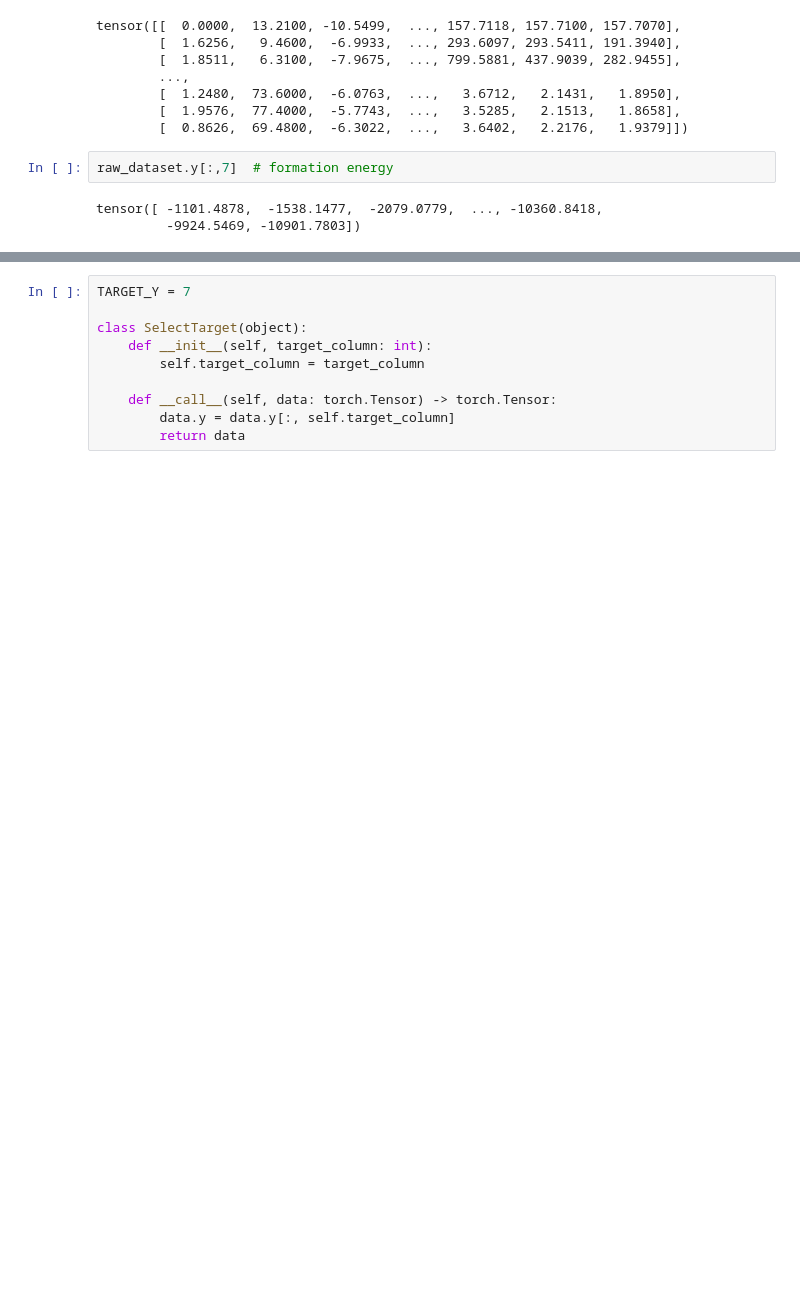
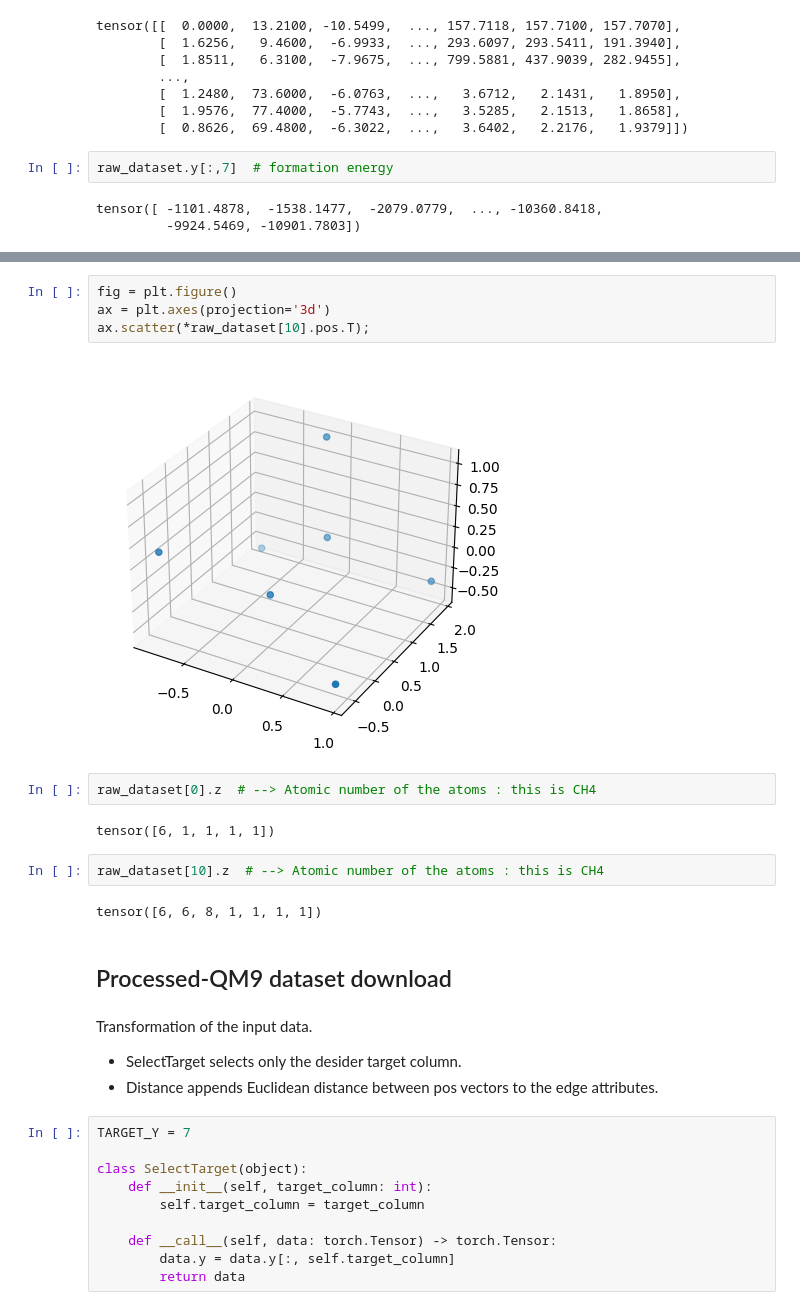
Before and after one commit to cerasole/ml4hep, a Jupyter notebook: GNNs/torch_OrganicMoleculesFormationEnergy_QM9dataset.ipynb, the cells around one changed output, grey strips where cells are left out. Saved outputs shown, nothing was run; the diff lists cells and outputs as text; blank space fills up the shorter version.

```diff
--- a/GNNs/torch_OrganicMoleculesFormationEnergy_QM9dataset.ipynb
+++ b/GNNs/torch_OrganicMoleculesFormationEnergy_QM9dataset.ipynb
@@ -117,3 +210,23 @@ tensor([ -1101.4878,  -1538.1477,  -2079.0779,  ..., -10360.8418,
+# %%
+fig = plt.figure()
+ax = plt.axes(projection='3d')
+ax.scatter(*raw_dataset[10].pos.T);
+# %% [output]
+[figure, added]
+# %%
+raw_dataset[0].z  # --> Atomic number of the atoms : this is CH4
+# %% [output]
+tensor([6, 1, 1, 1, 1])
+# %%
+raw_dataset[10].z  # --> Atomic number of the atoms : this is CH4
+# %% [output]
+tensor([6, 6, 8, 1, 1, 1, 1])
+# %% [markdown]
+## Processed-QM9 dataset download
+# %% [markdown]
+Transformation of the input data.
+ - SelectTarget selects only the desider target column.
+ - Distance appends Euclidean distance between pos vectors to the edge attributes.
 # %%
 TARGET_Y = 7
 
```
Also changed, not shown: parts of 34 cells of this notebook.
